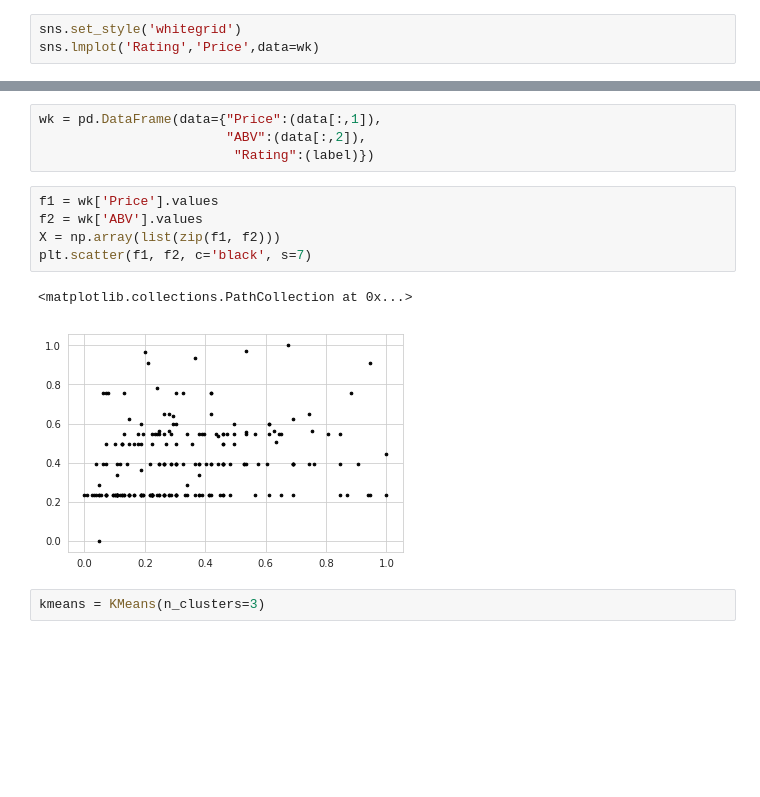
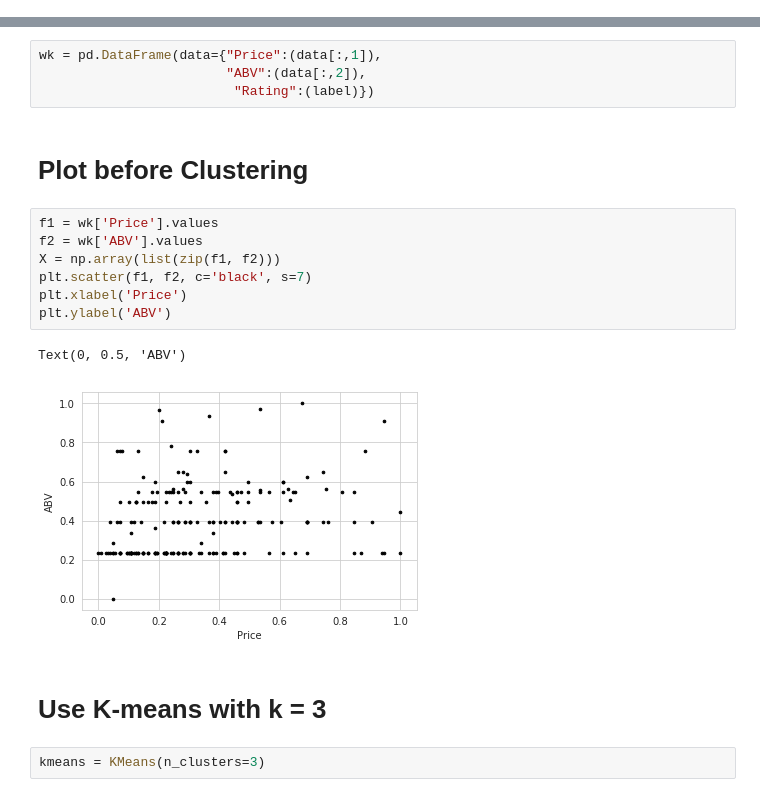
Before and after one commit to pongngai/WhiskeyMining, a Jupyter notebook: Cluster.ipynb, the cells around one changed output, grey strips where cells are left out. Drawn from its saved outputs; the diff is of its cells as text; blank space fills up the shorter version.

```diff
--- a/Cluster.ipynb
+++ b/Cluster.ipynb
@@ -59,6 +61,3 @@ wk.describe()
 | max | 100.000000 | 850.000000 | 68.200000 |
 # %%
 wk.dropna(inplace = True)
-# %%
-sns.set_style('whitegrid')
-sns.lmplot('Rating','Price',data=wk)
@@ -130,14 +130,20 @@ label = np.array(['low' if d <= 1/3  else 'medium' if d <= 2/3 else 'high' for d
 wk = pd.DataFrame(data={"Price":(data[:,1]),
                         "ABV":(data[:,2]),
                          "Rating":(label)})
+# %% [markdown]
+# Plot before Clustering
 # %%
 f1 = wk['Price'].values
 f2 = wk['ABV'].values
 X = np.array(list(zip(f1, f2)))
 plt.scatter(f1, f2, c='black', s=7)
+plt.xlabel('Price')
+plt.ylabel('ABV')
 # %% [output]
-<matplotlib.collections.PathCollection at 0x...>
+Text(0, 0.5, 'ABV')
-[figure, old version]
+[figure, new version]
+# %% [markdown]
+# Use K-means with k = 3
 # %%
 kmeans = KMeans(n_clusters=3)
 # %%
```
Also changed, not shown: parts of 8 cells of this notebook.
